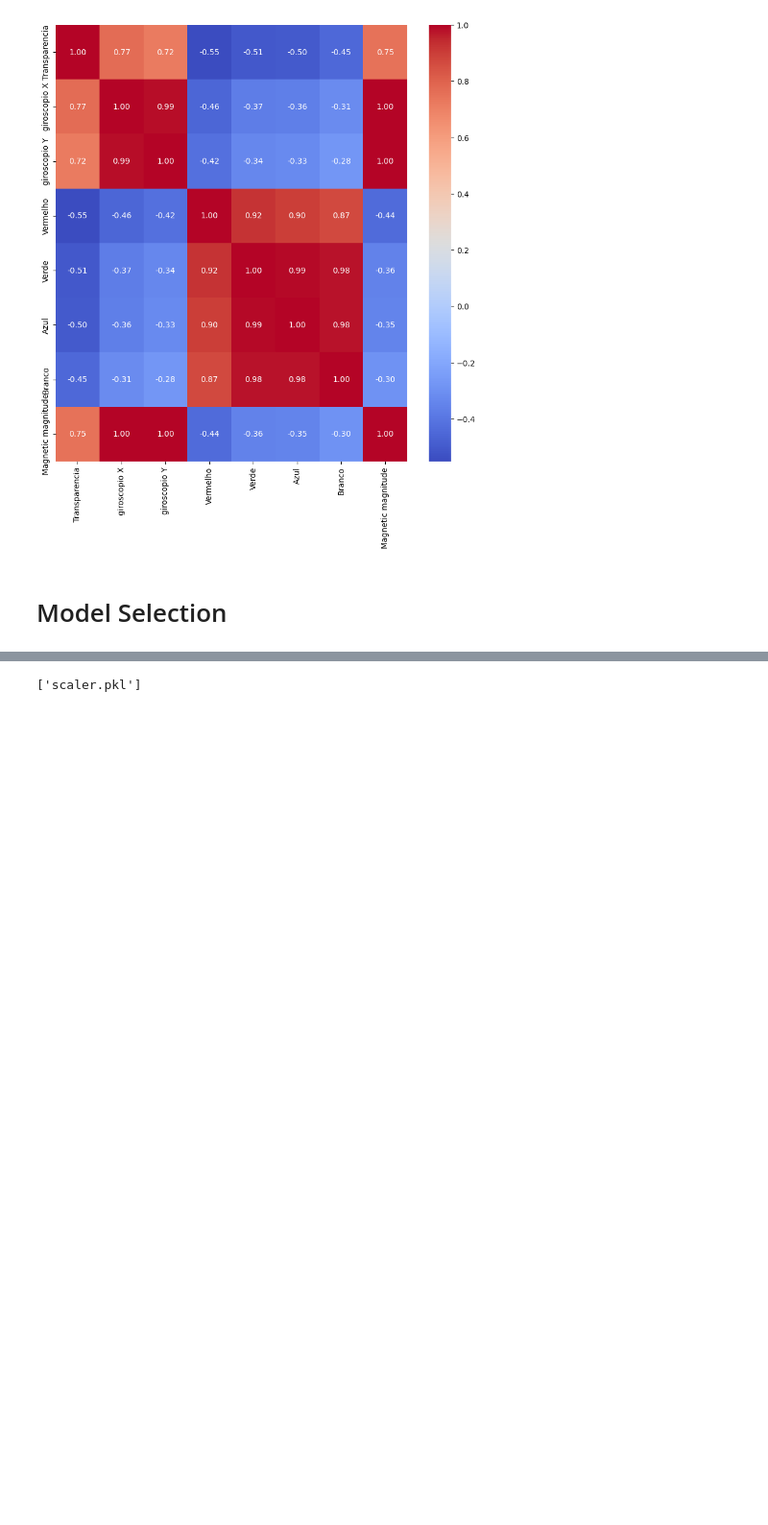
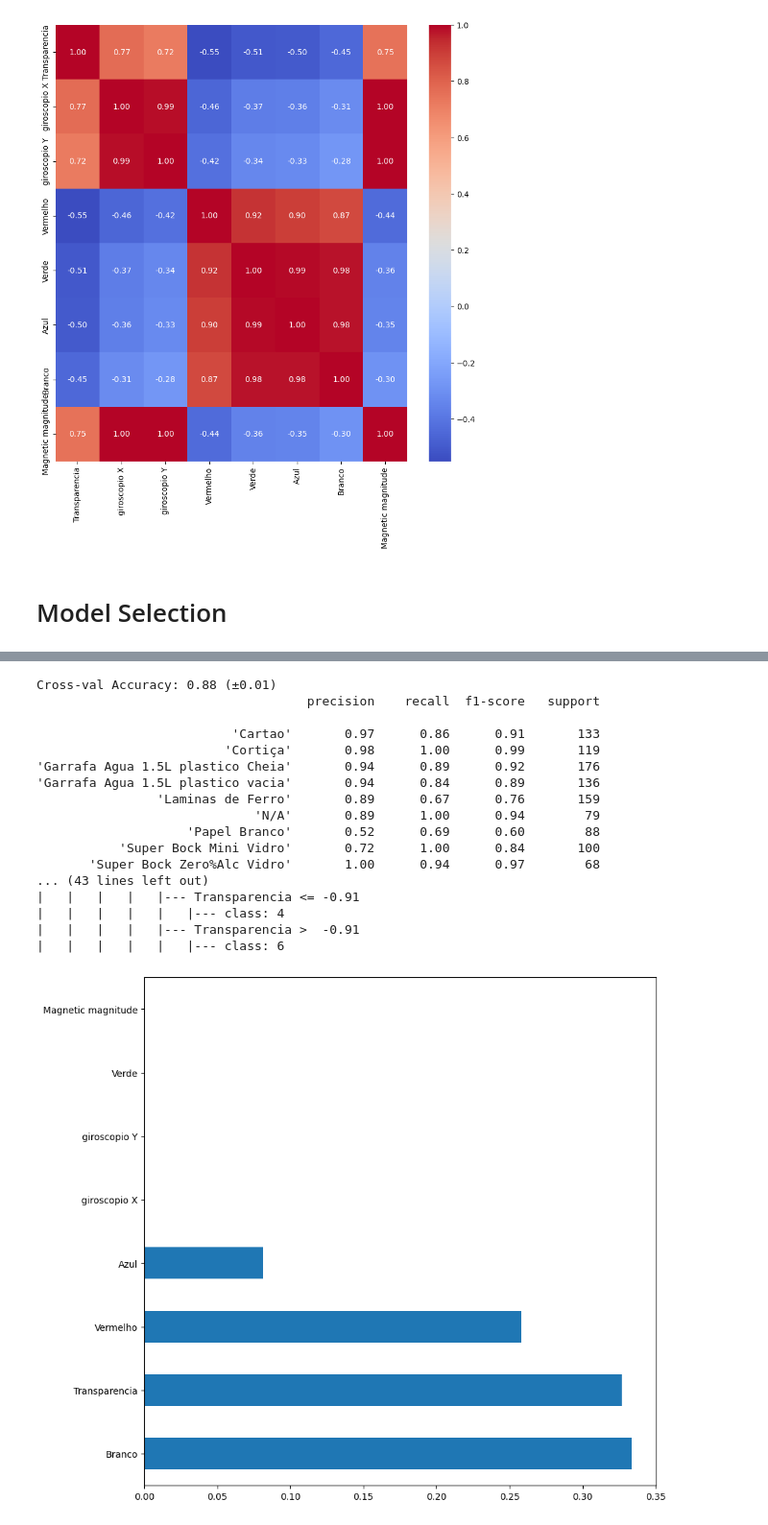
Before and after one commit to EnmanuelMartinsAbilheira/Recyclable-Materials-Classification-Arduino, a Jupyter notebook: Project/test.ipynb, the cells around one changed output, grey strips where cells are left out. Shown: that part at 96% size. Cells and saved outputs as stored; diff of their text form; code cells hidden in the pictures; blank space fills up the shorter version.

Commit message:
model training

```diff
--- a/Project/test.ipynb
+++ b/Project/test.ipynb
@@ -288,15 +166,61 @@ Random Forest         0.793805       0.789381  0.730463   0.761156  0.789381
-# %%
-# Save KNN model for tinyML
-import joblib
-
-knn = KNeighborsClassifier(n_neighbors=5)
-knn.fit(X, y)
-joblib.dump(knn, 'knn_model.pkl')
-
-# Save label encoder for tinyML
-joblib.dump(le, 'label_encoder.pkl')
-
-# Save scaler for tinyML
-joblib.dump(scaler, 'scaler.pkl')
-# %% [output]
-['scaler.pkl']
+# %%
+# Decision Tree Classifier
+from sklearn.tree import DecisionTreeClassifier, export_text
+from sklearn.model_selection import train_test_split, cross_val_score
+from sklearn.metrics import classification_report
+from sklearn.preprocessing import LabelEncoder
+
+# Handle missing values by dropping rows with NaN values
+df = df.dropna()
+
+le = LabelEncoder()
+
+df['Label'] = le.fit_transform(df['Label'])
+
+X = df.drop('Label', axis=1)
+y = df['Label']
+
+X_train, X_test, y_train, y_test = train_test_split(X, y, test_size=0.2, random_state=42)
+
+# clf = DecisionTreeClassifier(random_state=42)
+clf = DecisionTreeClassifier(max_depth=5, min_samples_split=10, min_impurity_decrease=0.01, class_weight="balanced", random_state=42)
+
+cv_scores = cross_val_score(clf, X, y, cv=5)
+print(f"Cross-val Accuracy: {cv_scores.mean():.2f} (±{cv_scores.std():.2f})")
+clf.fit(X_train, y_train)
+
+y_pred = clf.predict(X_test)
+
+print(classification_report(y_test, y_pred, target_names=le.classes_))
+
+tree_rules = export_text(clf, feature_names=list(X.columns))
+print("Decision Path:\n", tree_rules)
+
+importance = pd.Series(clf.feature_importances_, index=X.columns)
+
+# feature importance over 0.01
+# importance = importance[importance > 0.01]
+
+# plot feature importance
+plt.figure(figsize=(10, 10))
+importance.nlargest(20).plot(kind='barh')
+plt.show()
+# %% [output]
+Cross-val Accuracy: 0.88 (±0.01)
+                                    precision    recall  f1-score   support
+
+                          'Cartao'       0.97      0.86      0.91       133
+                         'Cortiça'       0.98      1.00      0.99       119
+'Garrafa Agua 1.5L plastico Cheia'       0.94      0.89      0.92       176
+'Garrafa Agua 1.5L plastico vacia'       0.94      0.84      0.89       136
+                'Laminas de Ferro'       0.89      0.67      0.76       159
+                             'N/A'       0.89      1.00      0.94        79
+                    'Papel Branco'       0.52      0.69      0.60        88
+           'Super Bock Mini Vidro'       0.72      1.00      0.84       100
+       'Super Bock Zero%Alc Vidro'       1.00      0.94      0.97        68
+... (43 lines left out)
+|   |   |   |   |--- Transparencia <= -0.91
+|   |   |   |   |   |--- class: 4
+|   |   |   |   |--- Transparencia >  -0.91
+|   |   |   |   |   |--- class: 6
+[figure, added]
```
Also changed, not shown: parts of 7 cells of this notebook, 2 other files.
